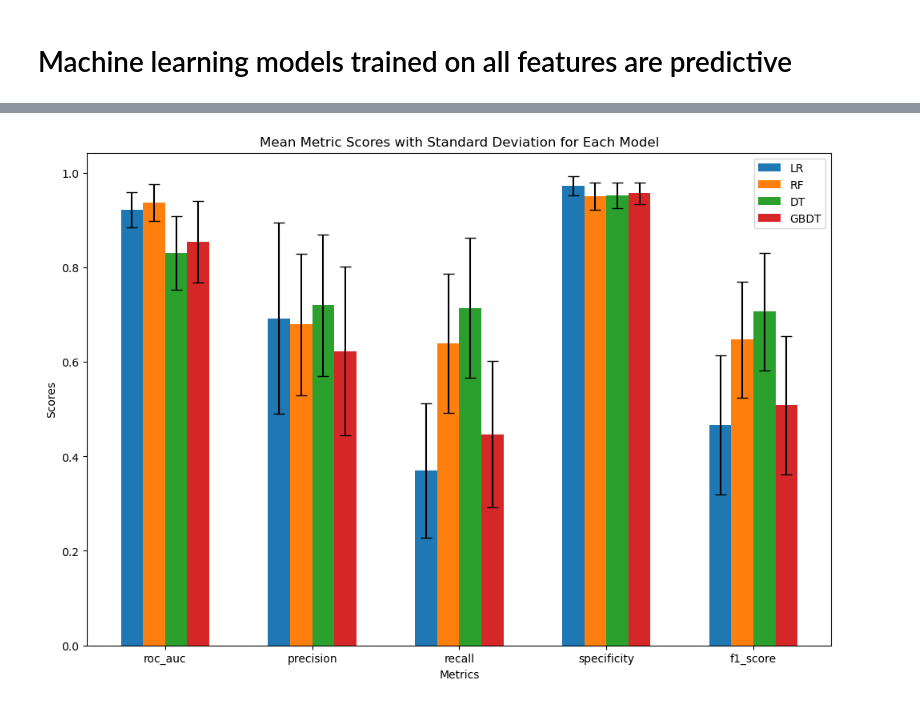
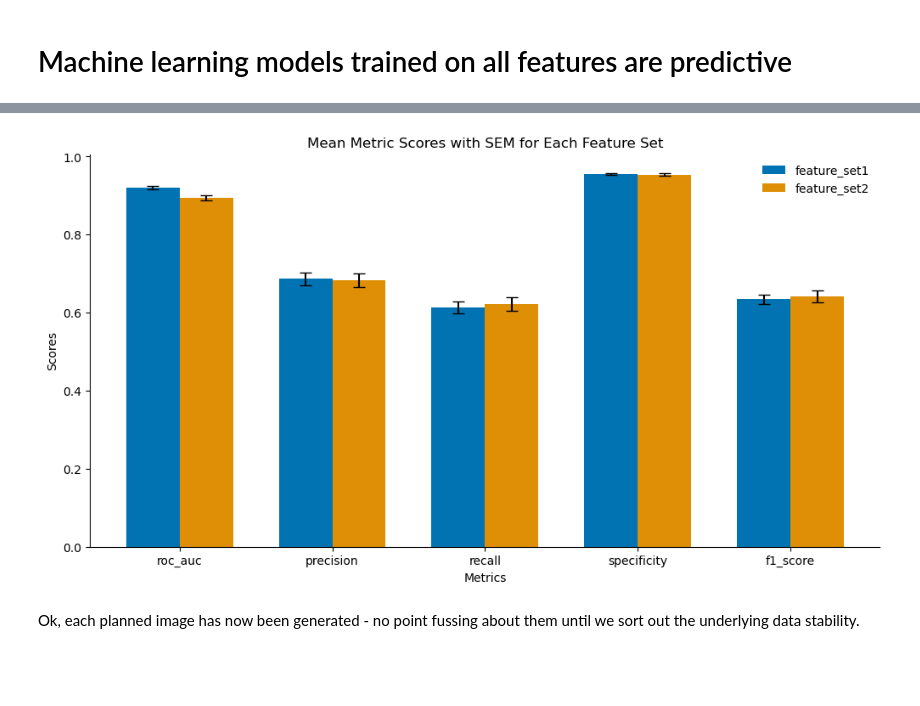
Before and after one commit to fowler-lab/predict-rifampicin-resistance, a Jupyter notebook: Results.ipynb, the cells around one changed output, grey strips where cells are left out. Saved outputs shown, nothing was run; the diff lists cells and outputs as text; code cells hidden in the pictures; blank space fills up the shorter version.

```diff
--- a/Results.ipynb
+++ b/Results.ipynb
@@ -193,0 +382,8 @@ array([0, 0, 0, 0, 0, 0, 0, 0, 0, 0, 0, 1, 0, 1, 0, 0, 0, 0, 0, 0, 0, 1,
+# %%
+feature_set = [i for i in sorted_feature_list  if i in feature_list]
+
+print ('The order in which we will remove features', feature_set)
+
+#export order so can do other models in the supplement
+with open('./data/temp/sorted_features.json', 'w') as f:
+    json.dump(feature_set, f)
@@ -193,0 +537,12 @@ array([0, 0, 0, 0, 0, 0, 0, 0, 0, 0, 0, 1, 0, 1, 0, 0, 0, 0, 0, 0, 0, 1,
+# %%
+#laod in entire dataset, including dynamic data
+data = pd.read_csv('./data/tables/generated/features_dataset.csv', index_col=0)
+
+#replace R/S labels with binary 1/0
+data['phenotype'] = [1 if i =='R' else 0 for i in data.PHENOTYPE]
+
+#remove dynamic features generated from md simulations - will explore later
+static_data = data.drop(columns=[col for col in data.columns if '_min' in col or 'mean_' in col])
+static_data = static_data.iloc[:, 4:]
+
+dynamic_data = data[[col for col in data.columns if '_min' in col or 'mean_' in col or 'phenotype' in col]]
@@ -194,39 +594,47 @@ array([0, 0, 0, 0, 0, 0, 0, 0, 0, 0, 0, 1, 0, 1, 0, 0, 0, 0, 0, 0, 0, 1,
 # %%
+mean_metrics = {}
+sem_metrics = {}
 
-
-# Calculate mean and standard deviation for each metric
-mean_metrics = {}
-std_metrics = {}
-
-for model_type, metrics in outputs.items():
-    mean_metrics[model_type] = {metric: np.mean(values) for metric, values in metrics.items()}
-    std_metrics[model_type] = {metric: np.std(values) for metric, values in metrics.items()}
+for feature_set, metrics in outputs.items():
+    mean_metrics[feature_set] = {metric: np.mean(values) for metric, values in metrics.items()}
+    sem_metrics[feature_set] = {metric: (np.std(values, ddof=1) / np.sqrt(len(values))) for metric, values in metrics.items()}
 
 # Metrics to plot
 metric_names = ['roc_auc', 'precision', 'recall', 'specificity', 'f1_score']
-model_names = list(mean_metrics.keys())
-n_models = len(model_names)
+feature_set_names = list(mean_metrics.keys())
+n_feature_sets = len(feature_set_names)
 n_metrics = len(metric_names)
 
 # Positioning the bars
-bar_width = 0.15
+bar_width = 0.35
 index = np.arange(n_metrics)
 
-fig, ax = plt.subplots(figsize=(12, 8))
+# Set color palette
+colors = sns.color_palette("colorblind", n_feature_sets)
 
-for i, model in enumerate(model_names):
-    means = [mean_metrics[model][metric] for metric in metric_names]
-    stds = [std_metrics[model][metric] for metric in metric_names]
-    ax.bar(index + i * bar_width, means, bar_width, yerr=stds, capsize=5, label=model)
+# Create the bar plot
+fig, ax = plt.subplots(figsize=(12, 6))
+
+for i, feature_set in enumerate(feature_set_names):
+    means = [mean_metrics[feature_set][metric] for metric in metric_names]
+    sems = [sem_metrics[feature_set][metric] for metric in metric_names]
+    ax.bar(index + i * bar_width, means, bar_width, yerr=sems, capsize=5, label=feature_set, color=colors[i])
 
 # Add labels, title, and legend
 ax.set_xlabel('Metrics')
 ax.set_ylabel('Scores')
-ax.set_title('Mean Metric Scores with Standard Deviation for Each Model')
-ax.set_xticks(index + bar_width * (n_models - 1) / 2)
+ax.set_title('Mean Metric Scores with SEM for Each Feature Set')
+ax.set_xticks(index + bar_width * (n_feature_sets - 1) / 2)
 ax.set_xticklabels(metric_names)
-ax.legend()
 
+# Style the plot
+ax.spines['top'].set_visible(False)
+ax.spines['right'].set_visible(False)
+ax.legend(frameon=False)
+
+# Show the plot
 plt.show()
 # %% [output]
-[figure, old version]
+[figure, new version]
+# %% [markdown]
+Ok, each planned image has now been generated - no point fussing about them until we sort out the underlying data stability.
```
Also changed, not shown: parts of 48 cells of this notebook.
